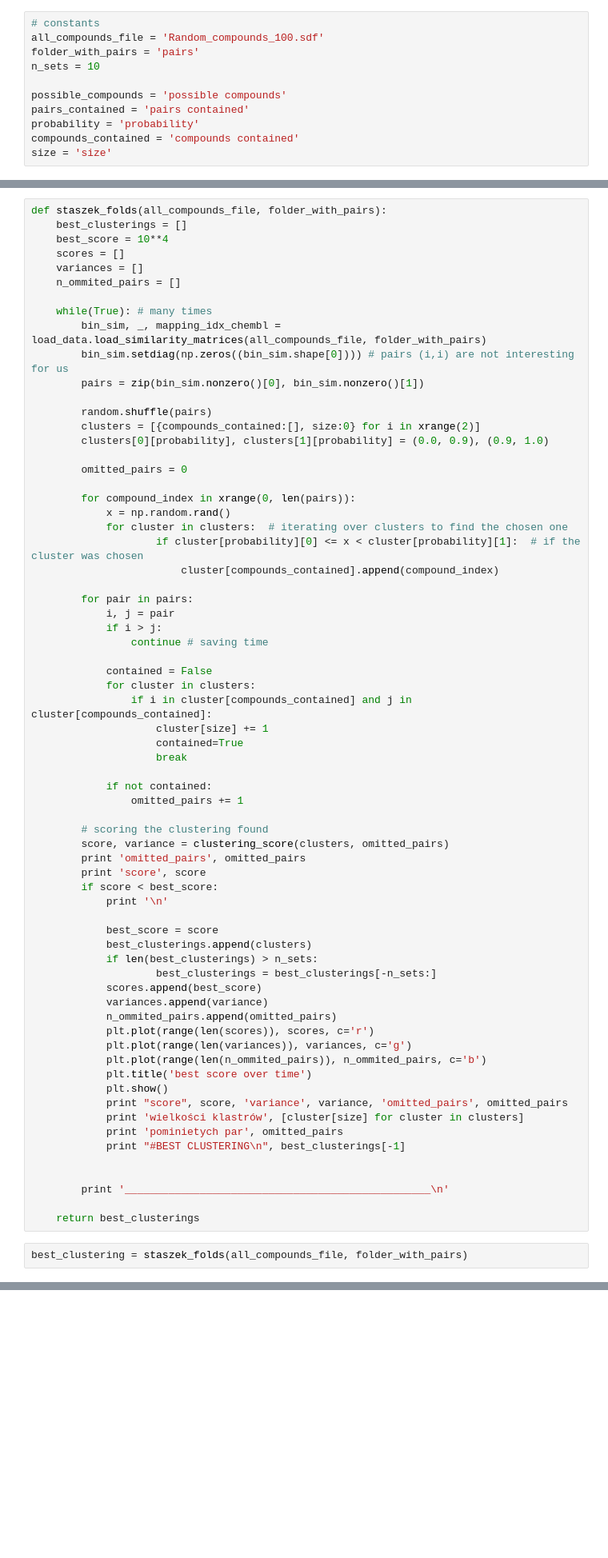
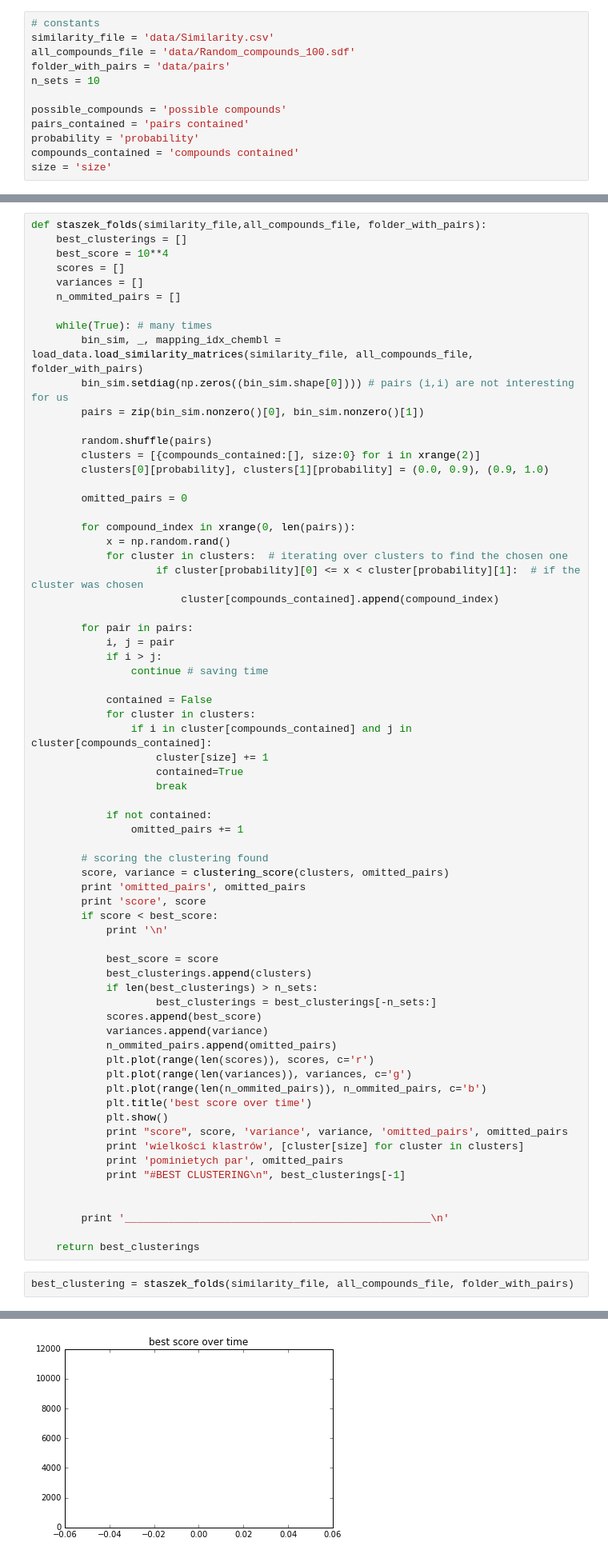
Before and after one commit to Lamiane/chemical-similarity-clustering, a Jupyter notebook: find_best_folds.ipynb, the cells around one changed output, grey strips where cells are left out. Shown: that part at 80% size. Cells and saved outputs as stored; diff of their text form; blank space fills up the shorter version.

```diff
--- a/find_best_folds.ipynb
+++ b/find_best_folds.ipynb
@@ -14,7 +16,8 @@ print term.blue('kotek')
 # %%
 # constants
-all_compounds_file = 'Random_compounds_100.sdf'
-folder_with_pairs = 'pairs'
+similarity_file = 'data/Similarity.csv'
+all_compounds_file = 'data/Random_compounds_100.sdf'
+folder_with_pairs = 'data/pairs'
 n_sets = 10
 
 possible_compounds = 'possible compounds'
@@ -120,7 +123,7 @@ def agnieszka_folds(all_compunds_file, folder_with_pairs):
 # %%
 best_clustering = agnieszka_folds(all_compounds_file, folder_with_pairs)
 # %%
-def staszek_folds(all_compounds_file, folder_with_pairs):
+def staszek_folds(similarity_file,all_compounds_file, folder_with_pairs):
     best_clusterings = []
     best_score = 10**4
     scores = []
@@ -128,7 +131,7 @@ def staszek_folds(all_compounds_file, folder_with_pairs):
     n_ommited_pairs = []
 
     while(True): # many times
-        bin_sim, _, mapping_idx_chembl = load_data.load_similarity_matrices(all_compounds_file, folder_with_pairs)
+        bin_sim, _, mapping_idx_chembl = load_data.load_similarity_matrices(similarity_file, all_compounds_file, folder_with_pairs)
         bin_sim.setdiag(np.zeros((bin_sim.shape[0]))) # pairs (i,i) are not interesting for us
         pairs = zip(bin_sim.nonzero()[0], bin_sim.nonzero()[1])
 
@@ -188,4 +191,5 @@ def staszek_folds(all_compounds_file, folder_with_pairs):
 
     return best_clusterings
 # %%
-best_clustering = staszek_folds(all_compounds_file, folder_with_pairs)
+best_clustering = staszek_folds(similarity_file, all_compounds_file, folder_with_pairs)
+# %% [output]
@@ -191,0 +204 @@ best_clustering = staszek_folds(all_compounds_file, folder_with_pairs)
+[figure, added]
```
Also changed, not shown: parts of 2 cells of this notebook, 4 other files.
